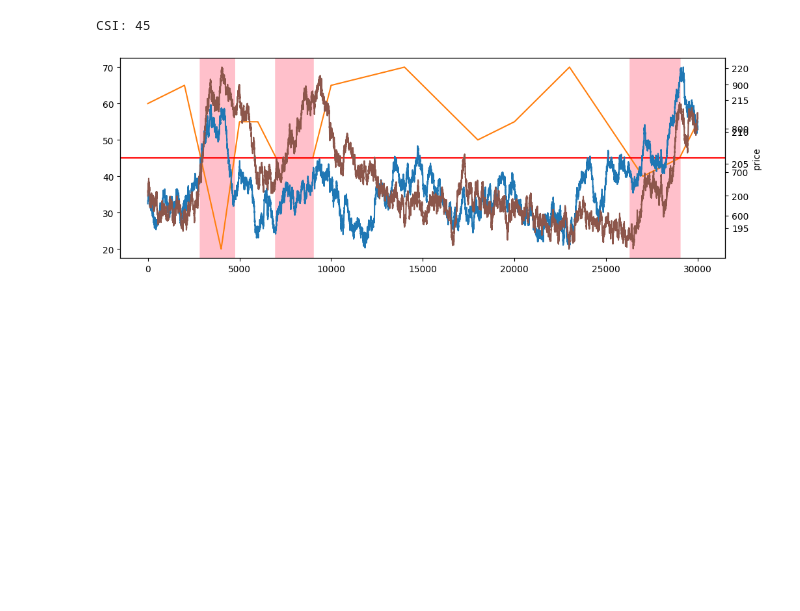
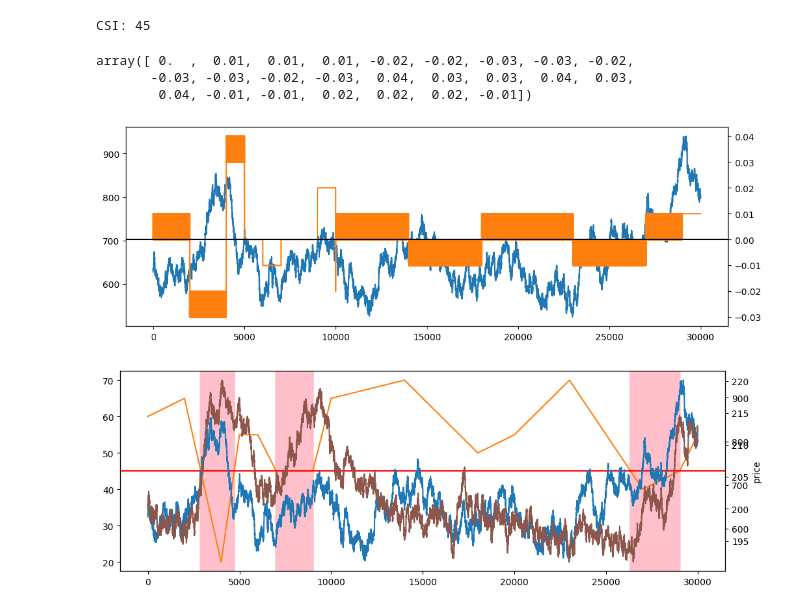
Before and after one commit to aemilani/imc-prosperity-3, a Jupyter notebook: notebooks/macaron.ipynb, the cells around one changed output. Cells and saved outputs as stored; diff of their text form; code cells hidden in the pictures; blank space fills up the shorter version.

```diff
--- a/notebooks/macaron.ipynb
+++ b/notebooks/macaron.ipynb
@@ -88,6 +88,22 @@ csi = 45
 print(f'CSI: {csi}')
 # %% [output]
 CSI: 45
+# %%
+observations['sunlightIndex'].diff().dropna().unique()
+# %% [output]
+array([ 0.  ,  0.01,  0.01,  0.01, -0.02, -0.02, -0.03, -0.03, -0.02,
+       -0.03, -0.03, -0.02, -0.03,  0.04,  0.03,  0.03,  0.04,  0.03,
+        0.04, -0.01, -0.01,  0.02,  0.02,  0.02, -0.01])
+# %%
+fig, ax = plt.subplots(figsize=(12, 4))
+ax2 = ax.twinx()
+ax.plot(prices['mid_price'])
+ax2.plot(observations['sunlightIndex'] - observations['sunlightIndex'].shift(1), c='tab:orange')
+ax2.axhline(0, c='k')
+plt.xlabel('time')
+plt.show()
+# %% [output]
+[figure, added]
 # %%
 fig, ax = plt.subplots(figsize=(12, 4))
 ax2 = ax.twinx()
```
Also changed, not shown: parts of 5 cells of this notebook, 5 other files.
